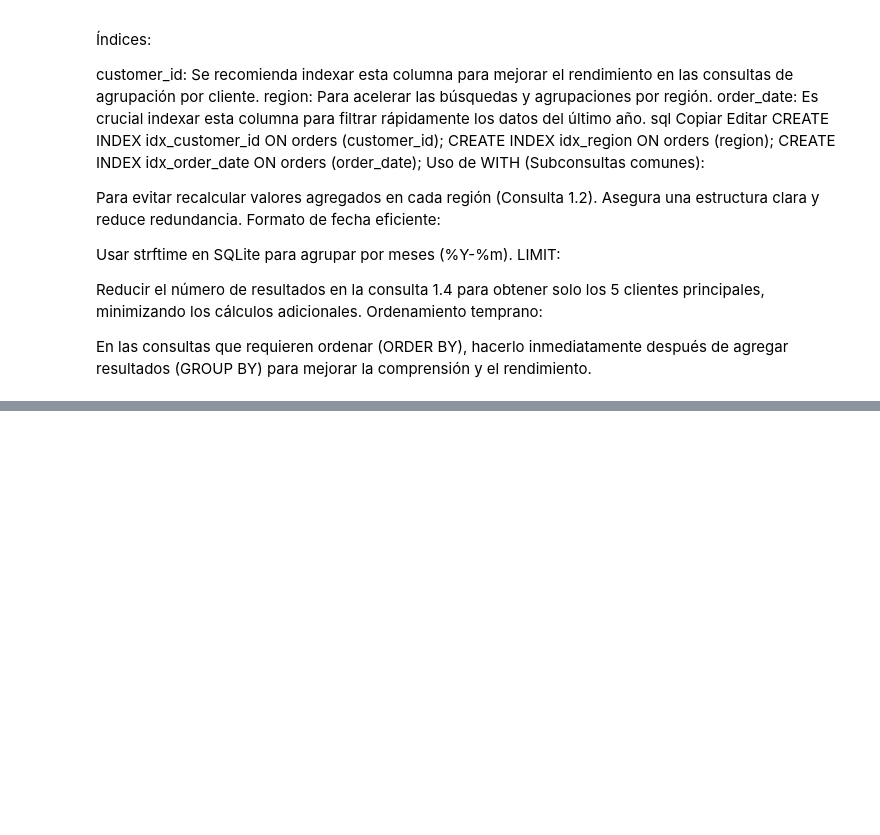
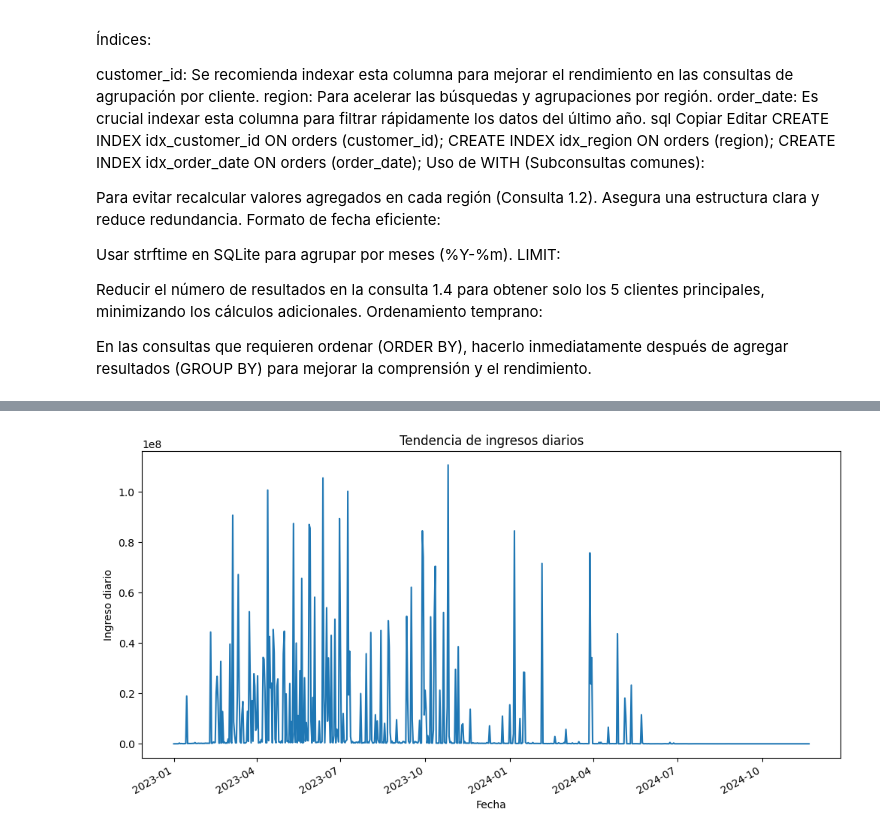
Before and after one commit to edwinpulgarin/Analisis_Proyeccion, a Jupyter notebook: Analisis_Proyeccion.ipynb, the cells around one changed output, grey strips where cells are left out. Saved outputs shown, nothing was run; the diff lists cells and outputs as text; code cells hidden in the pictures; blank space fills up the shorter version.

```diff
--- a/Analisis_Proyeccion.ipynb
+++ b/Analisis_Proyeccion.ipynb
@@ -327,0 +419,3 @@ En las consultas que requieren ordenar (ORDER BY), hacerlo inmediatamente despu
+# %%
+cleaned_sales_data = pd.read_csv('cleaned_sales_data.csv')
+cleaned_sales_data.columns
@@ -327,0 +445,7 @@ En las consultas que requieren ordenar (ORDER BY), hacerlo inmediatamente despu
+# %%
+# Convertir fechas a datetime si aplica
+cleaned_sales_data['order_date'] = pd.to_datetime(cleaned_sales_data['order_date'])
+
+# Verificar la estructura de los datos
+print(cleaned_sales_data.info())
+print(cleaned_sales_data.describe())
@@ -327,0 +474,10 @@ En las consultas que requieren ordenar (ORDER BY), hacerlo inmediatamente despu
+# %%
+cleaned_sales_data['daily_income'] = cleaned_sales_data['quantity'] * cleaned_sales_data['price'] * (1 - cleaned_sales_data['discount'])
+daily_income = cleaned_sales_data.groupby('order_date')['daily_income'].sum()
+
+# Visualización
+plt.figure(figsize=(12, 6))
+daily_income.plot(title='Tendencia de ingresos diarios', ylabel='Ingreso diario', xlabel='Fecha')
+plt.show()
+# %% [output]
+[figure, added]
```
Also changed, not shown: parts of 30 cells of this notebook, 1 other file.
